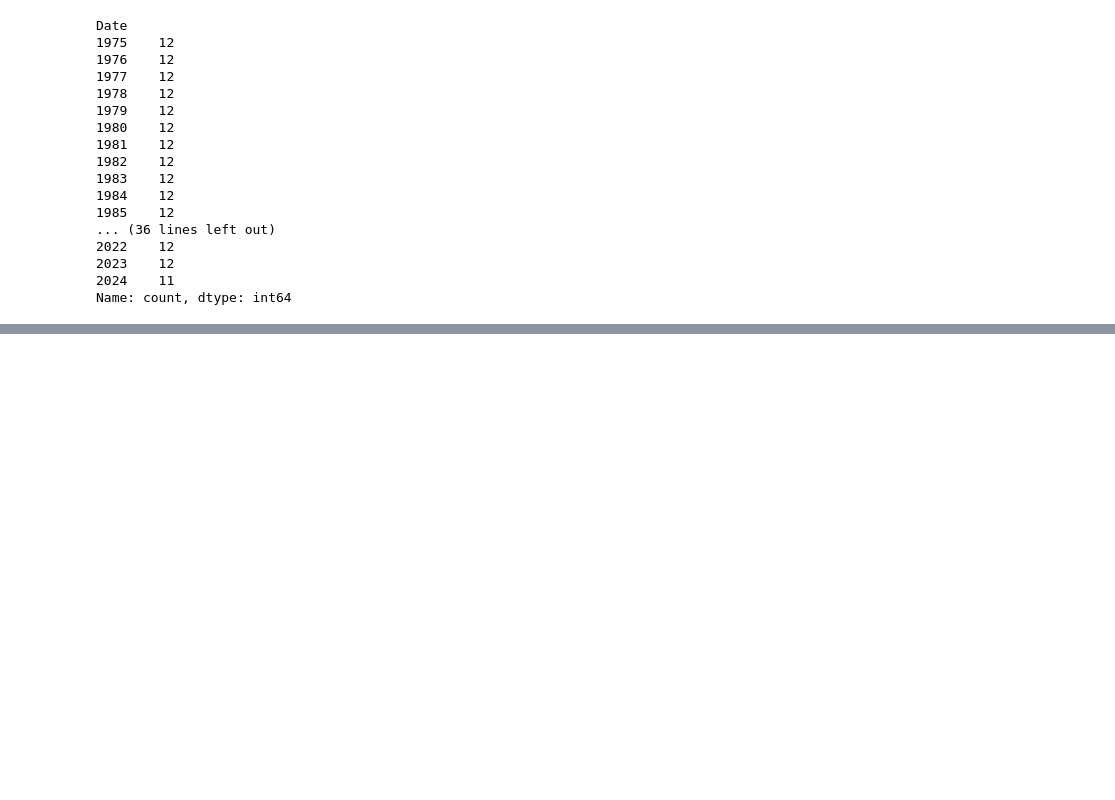
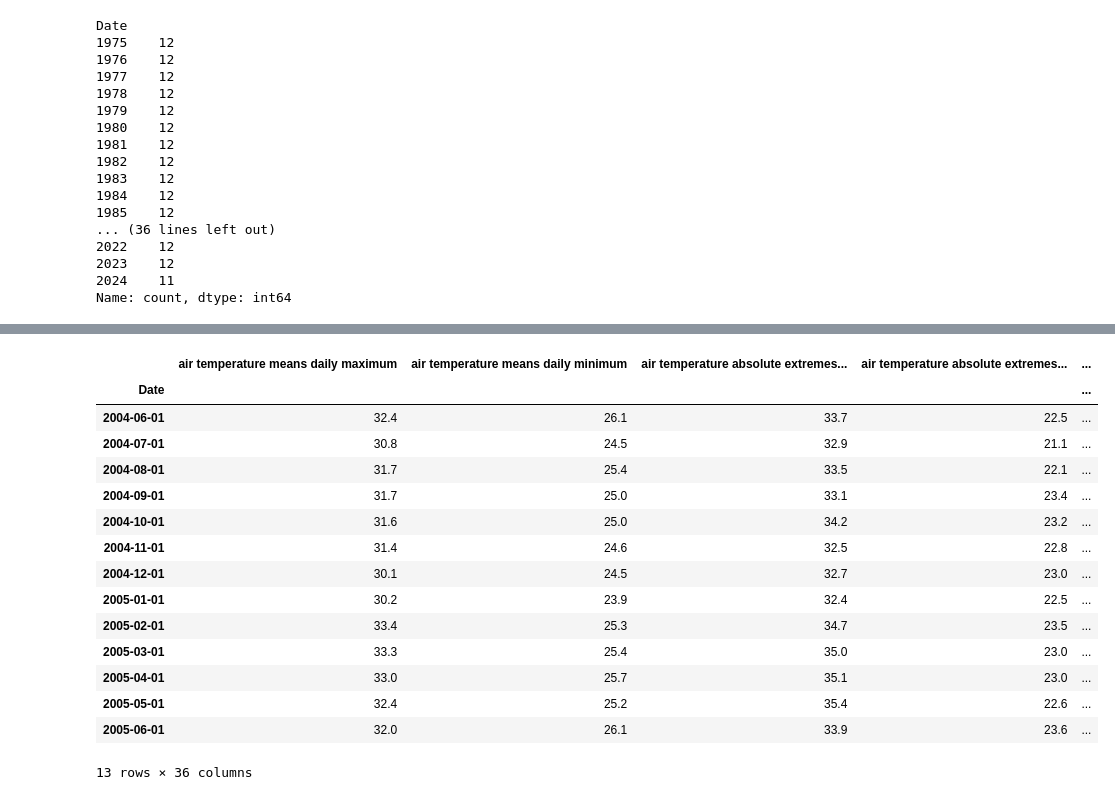
Before and after one commit to zzhengweii/weather-prediction, a Jupyter notebook: predict.ipynb, the cells around one changed output, grey strips where cells are left out. Drawn from its saved outputs; the diff is of its cells as text; code cells hidden in the pictures; blank space fills up the shorter version.

```diff
--- a/predict.ipynb
+++ b/predict.ipynb
@@ -150,0 +275,17 @@ Matplotlib is building the font cache; this may take a moment.
+# %%
+def pct_diff(old, new):
+    return (new - old) / old
+
+def compute_rolling(weather, horizon, col): #find rolling averages, where horizons is number of months to compute the rolling average on
+    label = f"rolling_{horizon}_{col}"
+
+    weather[label] = weather[col].rolling(horizon).mean() #take last few rows before current row and comput the avg of a column across all those rows
+    weather[f"{label}_pct"] = pct_diff(weather[label], weather[col])
+
+    return weather
+
+rolling_horizons = [3, 6]
+
+for horizon in rolling_horizons:
+    for col in ["air temperature means daily maximum ", "air temperature means daily minimum ", "minimum relative humidity ", "highest daily rainfall total ", "24 hours mean relative humidity "]:
+        weather = compute_rolling(weather, horizon, col)
@@ -150,0 +309,2 @@ Matplotlib is building the font cache; this may take a moment.
+# %%
+weather = weather.iloc[6:,:]
@@ -150,0 +400,19 @@ Matplotlib is building the font cache; this may take a moment.
+# %%
+weather.loc["2004-06-01":"2005-6-01"]
+# %% [output]
+|  | air temperature means daily maximum | air temperature means daily minimum | air temperature absolute extremes... | air temperature absolute extremes... | ... |
+| Date |  |  |  |  | ... |
+| 2004-06-01 | 32.4 | 26.1 | 33.7 | 22.5 | ... |
+| 2004-07-01 | 30.8 | 24.5 | 32.9 | 21.1 | ... |
+| 2004-08-01 | 31.7 | 25.4 | 33.5 | 22.1 | ... |
+| 2004-09-01 | 31.7 | 25.0 | 33.1 | 23.4 | ... |
+| 2004-10-01 | 31.6 | 25.0 | 34.2 | 23.2 | ... |
+| 2004-11-01 | 31.4 | 24.6 | 32.5 | 22.8 | ... |
+| 2004-12-01 | 30.1 | 24.5 | 32.7 | 23.0 | ... |
+| 2005-01-01 | 30.2 | 23.9 | 32.4 | 22.5 | ... |
+| 2005-02-01 | 33.4 | 25.3 | 34.7 | 23.5 | ... |
+| 2005-03-01 | 33.3 | 25.4 | 35.0 | 23.0 | ... |
+| 2005-04-01 | 33.0 | 25.7 | 35.1 | 23.0 | ... |
+| 2005-05-01 | 32.4 | 25.2 | 35.4 | 22.6 | ... |
+| 2005-06-01 | 32.0 | 26.1 | 33.9 | 23.6 | ... |
+13 rows × 36 columns
```
Also changed, not shown: parts of 29 cells of this notebook, 2 other files.
